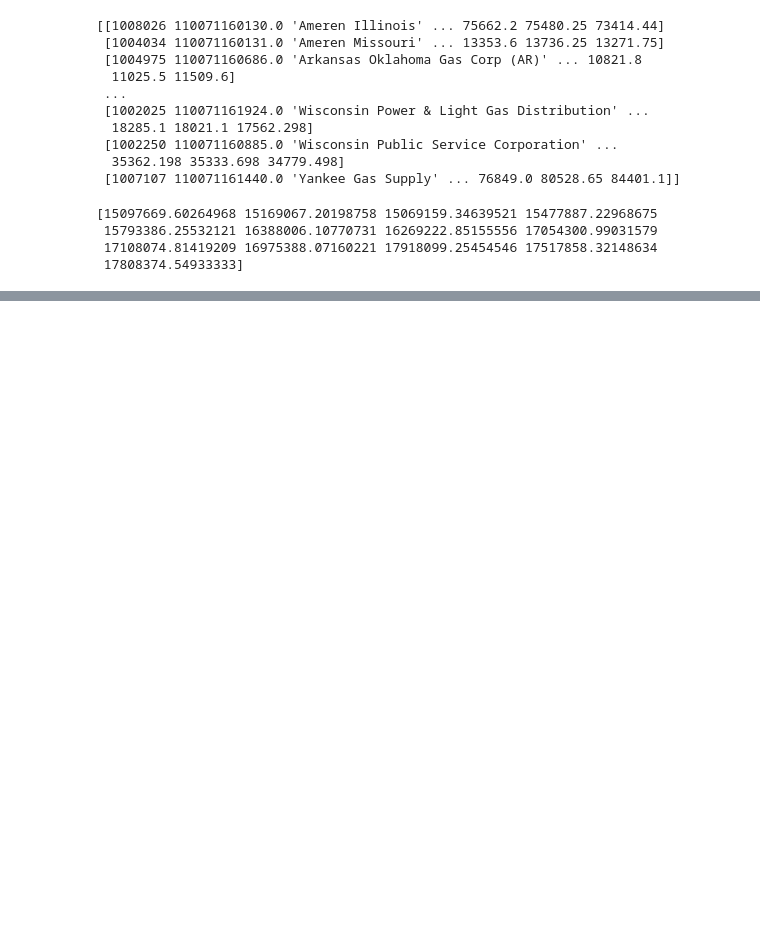
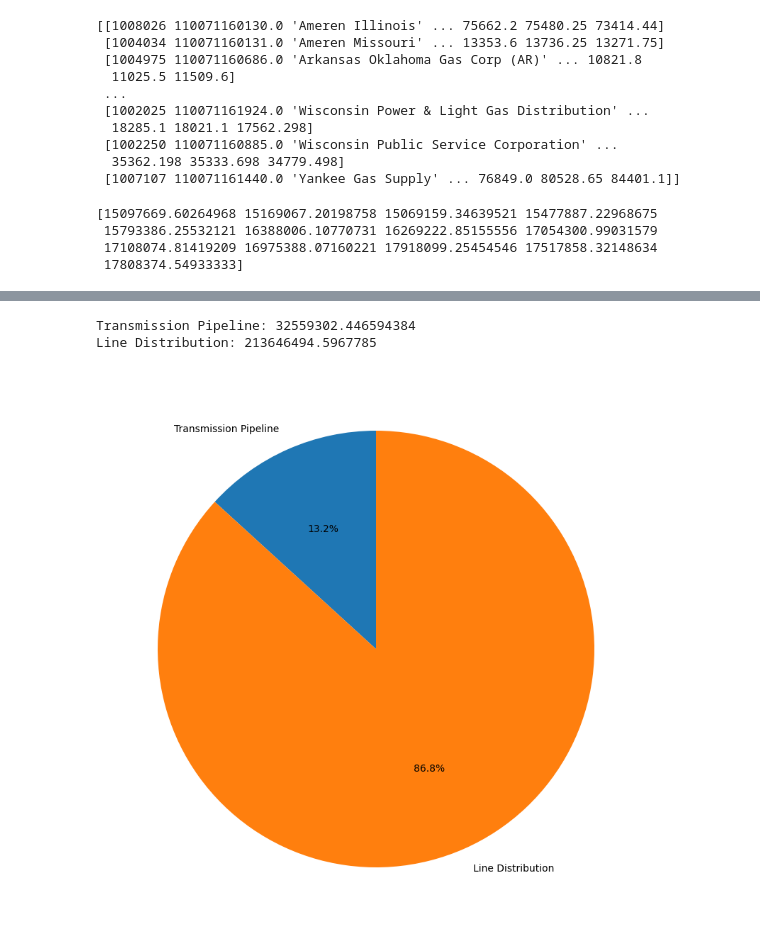
Before and after one commit to james-oconnor-10/Data_Viz_Course, a Jupyter notebook: james_ghg_analysis.ipynb, the cells around one changed output, grey strips where cells are left out. Cells and saved outputs as stored; diff of their text form; code cells hidden in the pictures; blank space fills up the shorter version.

```diff
--- a/james_ghg_analysis.ipynb
+++ b/james_ghg_analysis.ipynb
@@ -104,0 +152,4 @@ plt.show()
+# %%
+# now we will load Transimission Pipelines, we don't need the old df anymore so we can call this df
+df = pd.read_excel("/content/ghgp_data_by_year_2023.xlsx", sheet_name = 'Transmission Pipelines', skiprows=3)
+df
@@ -104,0 +170,38 @@ plt.show()
+# %%
+df = df.fillna(df.mean(numeric_only=True))
+# %%
+ghg_array = df.to_numpy()
+
+emissions_only = ghg_array[:, 13:].astype(float)
+
+column_sums = np.sum(emissions_only, axis=0)
+column_sums_TP = np.flip(column_sums)
+# %%
+# pie chart
+
+transmission_total = np.sum(column_sums_TP)
+distribution_total = np.sum(column_sums_LDC)
+
+print("Transmission Pipeline:", transmission_total)
+print("Line Distribution:", distribution_total)
+
+sector_emissions = {
+    "Transmission Pipeline": transmission_total,
+    "Line Distribution": distribution_total
+}
+
+plt.figure(figsize=(8,8))
+
+plt.pie(
+    sector_emissions.values(),
+    labels=sector_emissions.keys(),
+    autopct='%1.1f%%',
+    startangle=90
+)
+
+plt.tight_layout()
+plt.show()
+# %% [output]
+Transmission Pipeline: 32559302.446594384
+Line Distribution: 213646494.5967785
+[figure, added]
```
Also changed, not shown: parts of 5 cells of this notebook.
